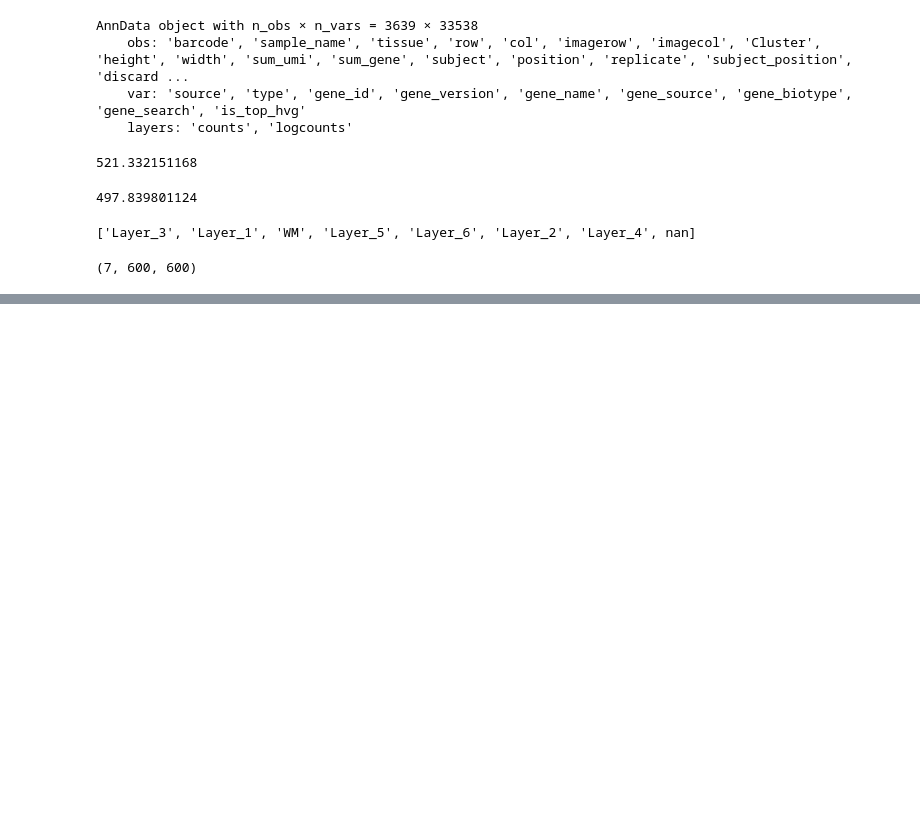
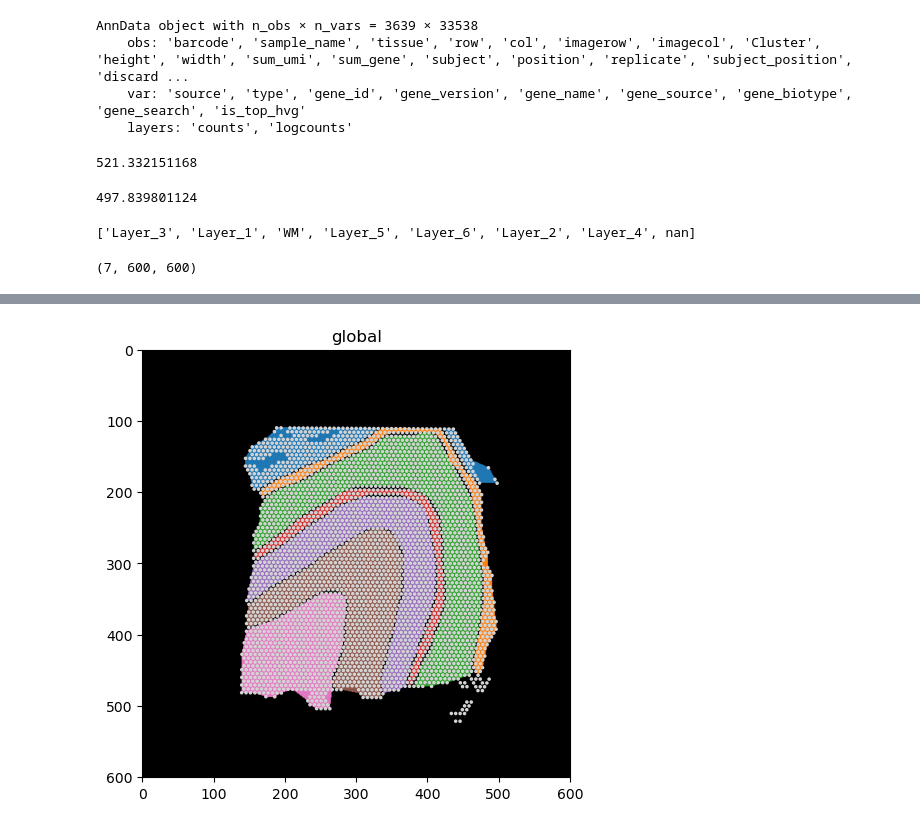
Before and after one commit to keller-mark/visium-dlpfc-processing, a Jupyter notebook: convert_all_to_spatialdata.ipynb, the cells around one changed output, grey strips where cells are left out. Cells and saved outputs as stored; diff of their text form; code cells hidden in the pictures; blank space fills up the shorter version.

```diff
--- a/convert_all_to_spatialdata.ipynb
+++ b/convert_all_to_spatialdata.ipynb
@@ -134,6 +134,8 @@ layer_keys = ['Layer_1', 'Layer_2', 'Layer_3', 'Layer_4', 'Layer_5', 'Layer_6',
 img_arr = np.zeros((len(layer_keys), image_shape[0], image_shape[1]))
 for layer_i, layer in enumerate(layer_keys):
     img_arr[layer_i, :, :] = layer_to_mask[layer]
+
+img_arr = img_arr.transpose((0, 2, 1))
 # %%
 img_arr.shape
 # %% [output]
@@ -246,2 +142,0 @@ ax.add_patch(patch)
-# %%
-img_arr = imread("151673_full_image.tif")
@@ -249,0 +173,14 @@ img_arr.shape
+# %%
+from xarray import DataArray
+
+# TODO: move this img_arr (the masks) into labels, and read in TIFF to put in images here
+images = {}
+
+full_image = DataArray(img_arr, dims=("c", "y", "x"))
+images[dataset_id + "_full_image"] = Image2DModel.parse(
+    full_image,
+    scale_factors=[2, 2, 2, 2],
+    transformations={"global": transform_original},
+)
+# %%
+sdata = SpatialData(images=images, shapes=shapes, table=table)
@@ -249,0 +206,6 @@ img_arr.shape
+# %%
+import spatialdata_plot
+
+sdata.pl.render_images().pl.render_shapes().pl.show('global')
+# %% [output]
+[figure, added]
```
Also changed, not shown: parts of 24 cells of this notebook.
